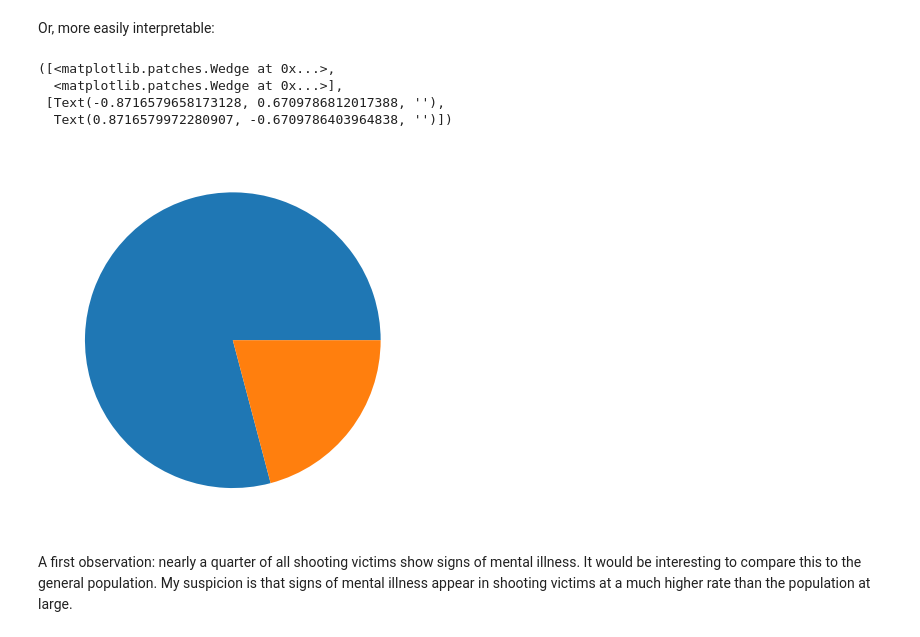
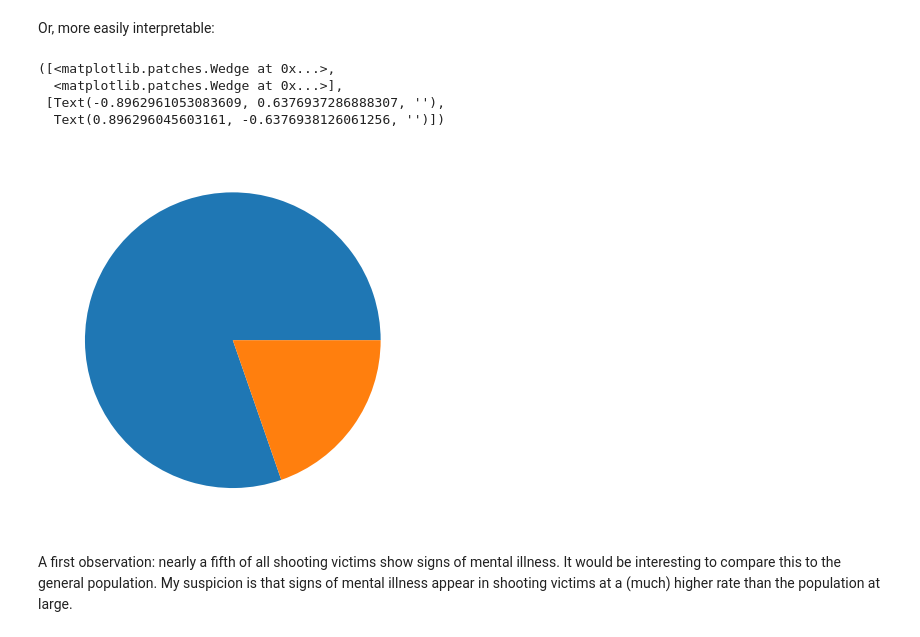
Before and after one commit to lcommons/portfolio, a Jupyter notebook: policeshootings/PoliceShootingsV2.ipynb, the cells around one changed output. Saved outputs shown, nothing was run; the diff lists cells and outputs as text; code cells hidden in the pictures.

```diff
--- a/policeshootings/PoliceShootingsV2.ipynb
+++ b/policeshootings/PoliceShootingsV2.ipynb
@@ -11,7 +11,7 @@ import seaborn as sns
 %matplotlib inline
 # %%
 #data = pd.read_csv('fatal-police-shootings-data.csv')
-data = pd.read_csv('https://raw.githubusercontent.com/washingtonpost/data-police-shootings/master/v1/fatal-police-shootings-data.csv')
+data = pd.read_csv('https://raw.githubusercontent.com/washingtonpost/data-police-shootings/master/v2/fatal-police-shootings-data.csv')
 # %%
 data.info()
 # %% [output]
@@ -317,13 +366,13 @@ sns.countplot(data=data,x='signs_of_mental_illness')
 # %% [markdown]
 Or, more easily interpretable:
 # %%
-plt.pie(data['signs_of_mental_illness'].value_counts())
+plt.pie(data['was_mental_illness_related'].value_counts())
 #plt.title('Relative Feature Importance')
 # %% [output]
 ([<matplotlib.patches.Wedge at 0x...>,
   <matplotlib.patches.Wedge at 0x...>],
- [Text(-0.8716579658173128, 0.6709786812017388, ''),
-  Text(0.8716579972280907, -0.6709786403964838, '')])
+ [Text(-0.8962961053083609, 0.6376937286888307, ''),
+  Text(0.896296045603161, -0.6376938126061256, '')])
-[figure, old version]
+[figure, new version]
 # %% [markdown]
-A first observation: nearly a quarter of all shooting victims show signs of mental illness. It would be interesting to compare this to the general population. My suspicion is that signs of mental illness appear in shooting victims at a much higher rate than the population at large.
+A first observation: nearly a fifth of all shooting victims show signs of mental illness. It would be interesting to compare this to the general population. My suspicion is that signs of mental illness appear in shooting victims at a (much) higher rate than the population at large.
```
Also changed, not shown: parts of 24 cells of this notebook.
